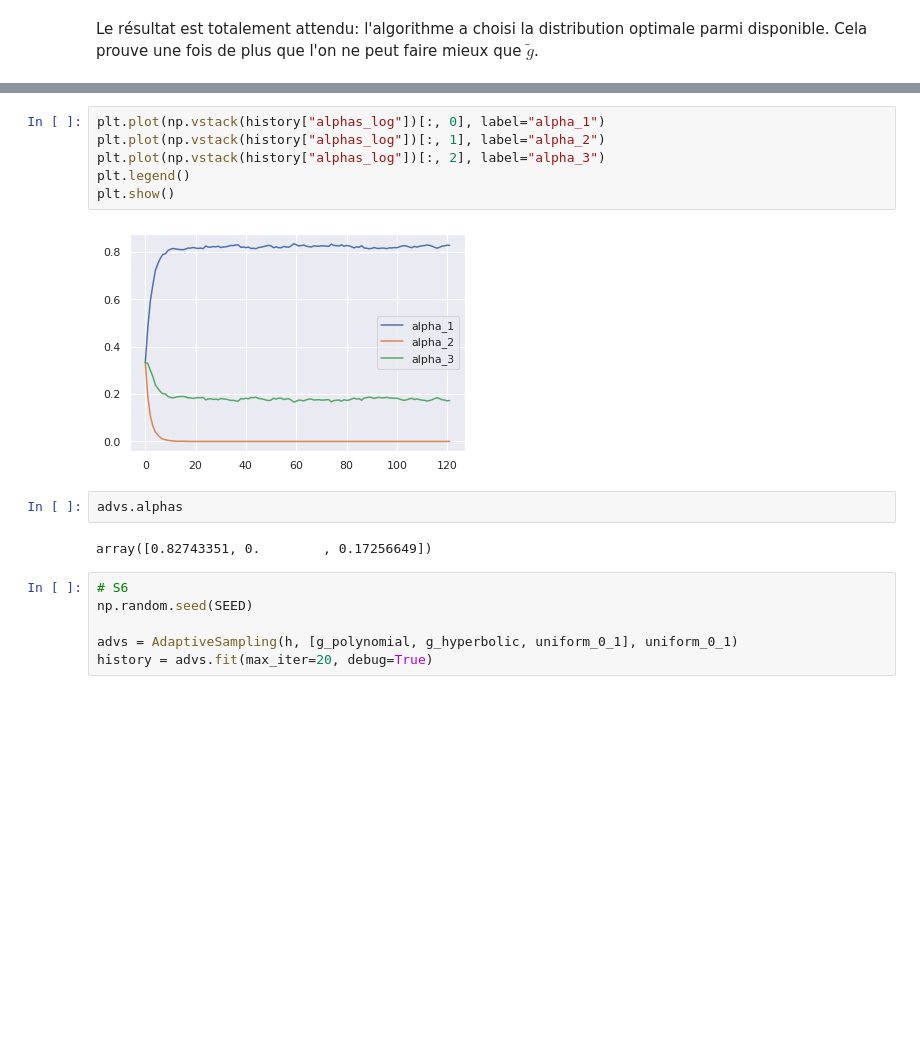
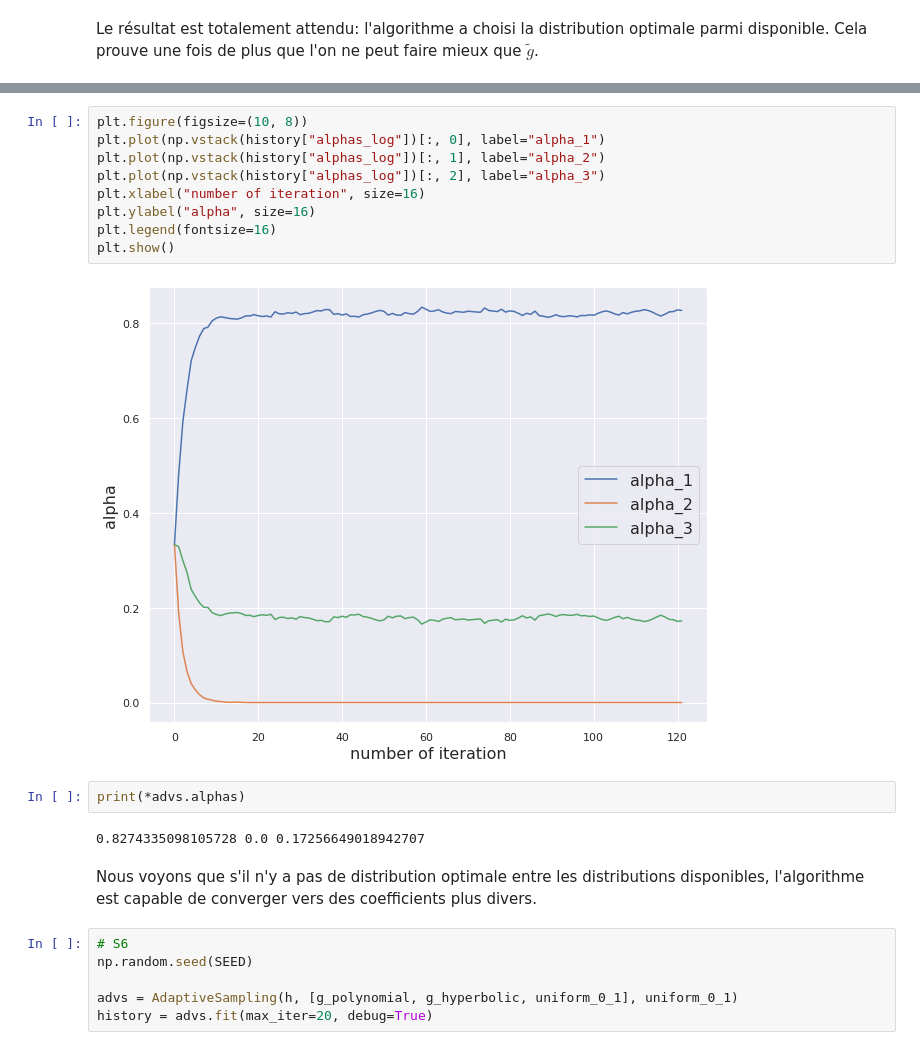
Before and after one commit to stdereka/MAP361P, a Jupyter notebook: project.ipynb, the cells around one changed output, grey strips where cells are left out. Drawn from its saved outputs; the diff is of its cells as text; blank space fills up the shorter version.

```diff
--- a/project.ipynb
+++ b/project.ipynb
@@ -227,15 +236,20 @@ plt.plot(history["variance_log"])
 # %%
+plt.figure(figsize=(10, 8))
 plt.plot(np.vstack(history["alphas_log"])[:, 0], label="alpha_1")
 plt.plot(np.vstack(history["alphas_log"])[:, 1], label="alpha_2")
 plt.plot(np.vstack(history["alphas_log"])[:, 2], label="alpha_3")
-plt.legend()
+plt.xlabel("number of iteration", size=16)
+plt.ylabel("alpha", size=16)
+plt.legend(fontsize=16)
 plt.show()
 # %% [output]
-[figure, old version]
+[figure, new version]
-# %%
-advs.alphas
-# %% [output]
-array([0.82743351, 0.        , 0.17256649])
+# %%
+print(*advs.alphas)
+# %% [output]
+0.8274335098105728 0.0 0.17256649018942707
+# %% [markdown]
+Nous voyons que s'il n'y a pas de distribution optimale entre les distributions disponibles, l'algorithme est capable de converger vers des coefficients plus divers.
 # %%
 # S6
 np.random.seed(SEED)
```
Also changed, not shown: parts of 4 cells of this notebook.
